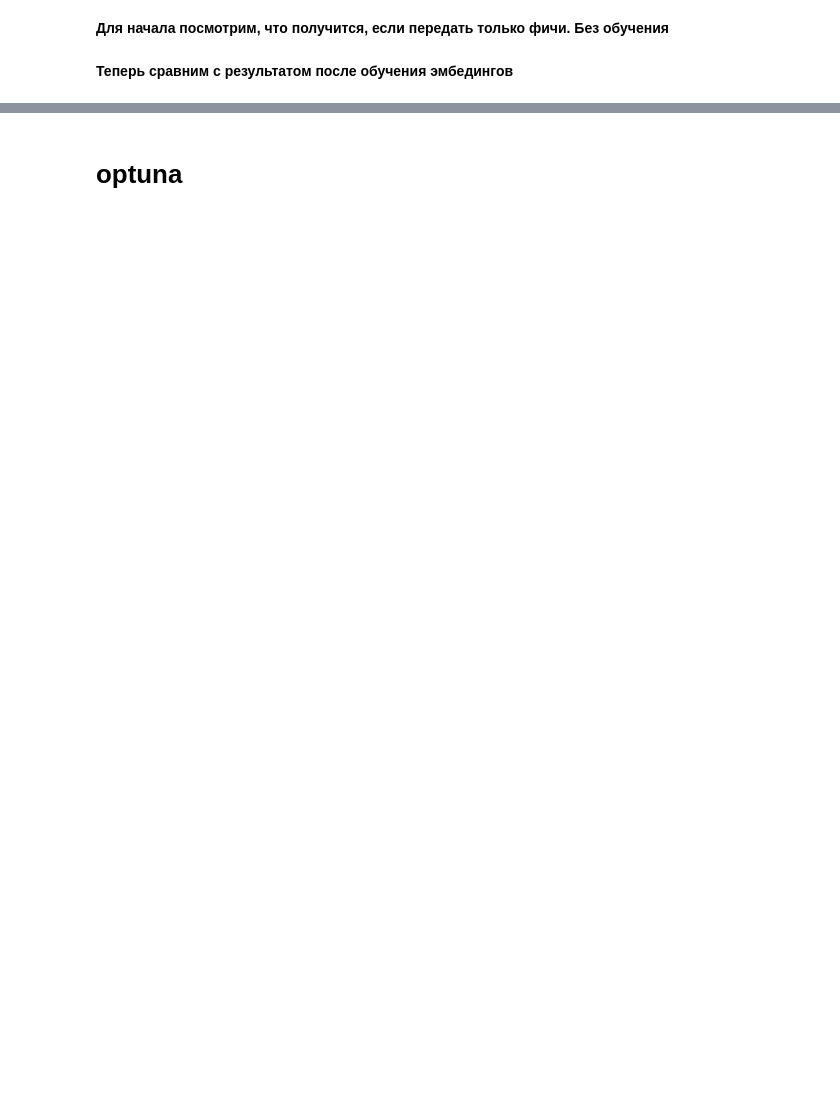
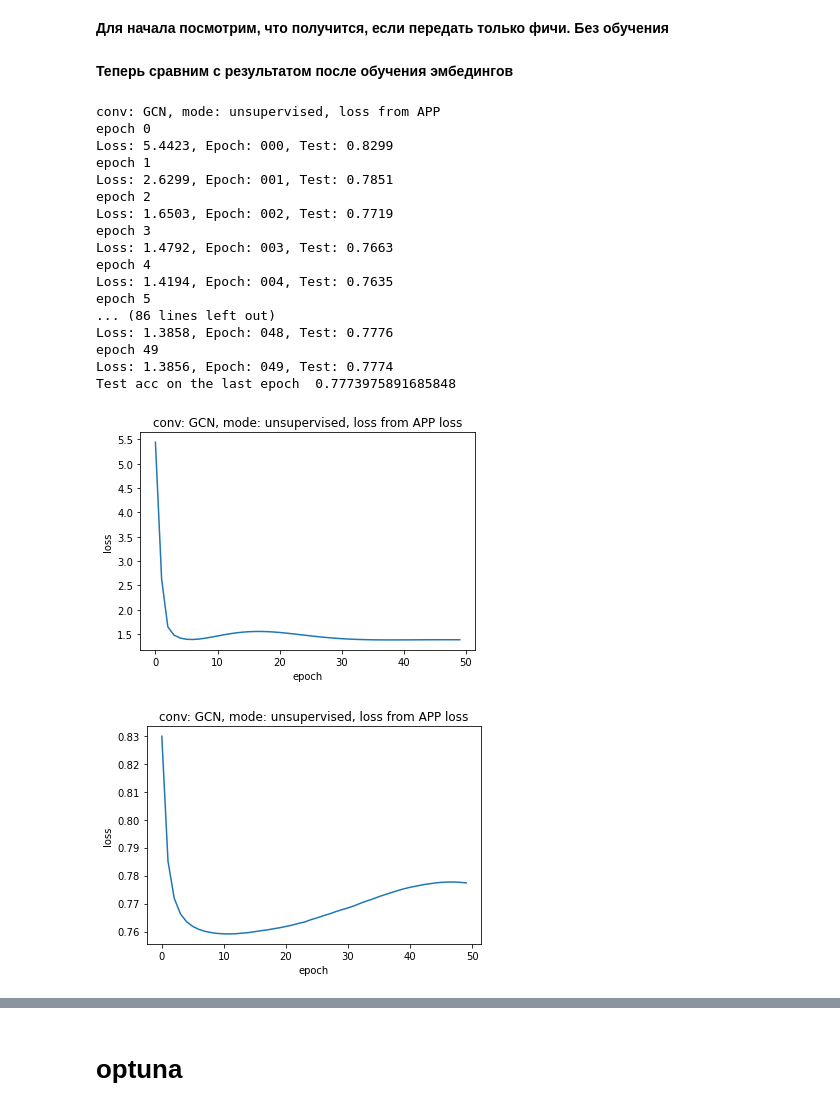
Before and after one commit to anpolol/MasterDegree, a Jupyter notebook: Code/LinkPrediction.ipynb, the cells around one changed output, grey strips where cells are left out. Cells and saved outputs as stored; diff of their text form; code cells hidden in the pictures; blank space fills up the shorter version.

```diff
--- a/Code/LinkPrediction.ipynb
+++ b/Code/LinkPrediction.ipynb
@@ -184,34 +37,7 @@ data = dataset[0]
 device = torch.device('cuda' if torch.cuda.is_available() else 'cpu')
 x = data.x.to(device)
 y = data.y.squeeze().to(device)
-# %%
-from torch_sparse import SparseTensor
-E = data.num_edges
-N = data.num_nodes
-adj = SparseTensor(
-            row=data.edge_index[0], col=data.edge_index[1],
-            value=torch.arange(E, device=data.edge_index.device),
-            sparse_sizes=(N, N))
-walk_length = 2
-batch_size=3
-start = torch.randint(0, N, (batch_size, ), dtype=torch.long)
-node_idx = adj.random_walk(start.flatten(), walk_length)
-print(start)
-print(node_idx)
 # %%
 train_mask = torch.tensor([True]*int(0.8*len(data.x)+1) + [False]*int(0.2*len(data.x)))
 #val_mask = torch.tensor([False]*int(0.6*len(data.x)+1) + [True]*int(0.2*len(data.x)+1)+[False]*int(0.2*len(data.x)))
 test_mask = torch.tensor([False]*int(0.8*len(data.x)+1) + [True]*int(0.2*len(data.x)))
-# %%
-#splitting data to train and test
-train_edge_index = []
-test_edge_index = []
-indices_to_delete  = random.choices(list(range(len(data.edge_index[0]))), k = int(len(data.edge_index[0])*0.3))
-for i,x in enumerate(list(zip(*data.edge_index))):
-    if i in indices_to_delete:
-        test_edge_index.append(x)
-    else:
-        train_edge_index.append(x)
-test_edge_index = torch.tensor(np.array(list(zip(*test_edge_index))))
-train_edge_index = torch.tensor(np.array(list(zip(*train_edge_index))))
-#data.edge_index = train_edge_index
@@ -244,10 +44,3 @@ nei = torch.transpose(nei, 0,1)
-# %%
-#append negative samples to test set
-y_true = [1]*len(test_edge_index[0])
-test_edge_index=torch.cat((test_edge_index,nei),1)
-y_true+=[0]*len(nei[0])
-# %%
-data.edge_index = train_edge_index
 # %% [markdown]
 **Для начала посмотрим, что получится, если передать только фичи. Без обучения**
 # %% [markdown]
@@ -268,0 +375,27 @@ VERSE_PPR =  {"Name": "VERSE","C": "PPR","num negative samples":10,"loss var": "
+# %%
+device =  torch.device('cpu')# if torch.cuda.is_available() else 'cpu')
+
+APP ={"Name": "APP","C": "PPR","num_negative_samples":6,"loss var": "Context Matrix","flag":True,"alpha":0.8 ,"Sampler" :SamplerAPP}
+loss = APP
+MO = Main('GCN', device, loss , mode = 'unsupervised')
+MO.run()
+# %% [output]
+conv: GCN, mode: unsupervised, loss from APP
+epoch 0
+Loss: 5.4423, Epoch: 000, Test: 0.8299
+epoch 1
+Loss: 2.6299, Epoch: 001, Test: 0.7851
+epoch 2
+Loss: 1.6503, Epoch: 002, Test: 0.7719
+epoch 3
+Loss: 1.4792, Epoch: 003, Test: 0.7663
+epoch 4
+Loss: 1.4194, Epoch: 004, Test: 0.7635
+epoch 5
+... (86 lines left out)
+Loss: 1.3858, Epoch: 048, Test: 0.7776
+epoch 49
+Loss: 1.3856, Epoch: 049, Test: 0.7774
+Test acc on the last epoch  0.7773975891685848
+[figure, added]
+[figure, added]
```
Also changed, not shown: parts of 32 cells of this notebook, 12 other files.
